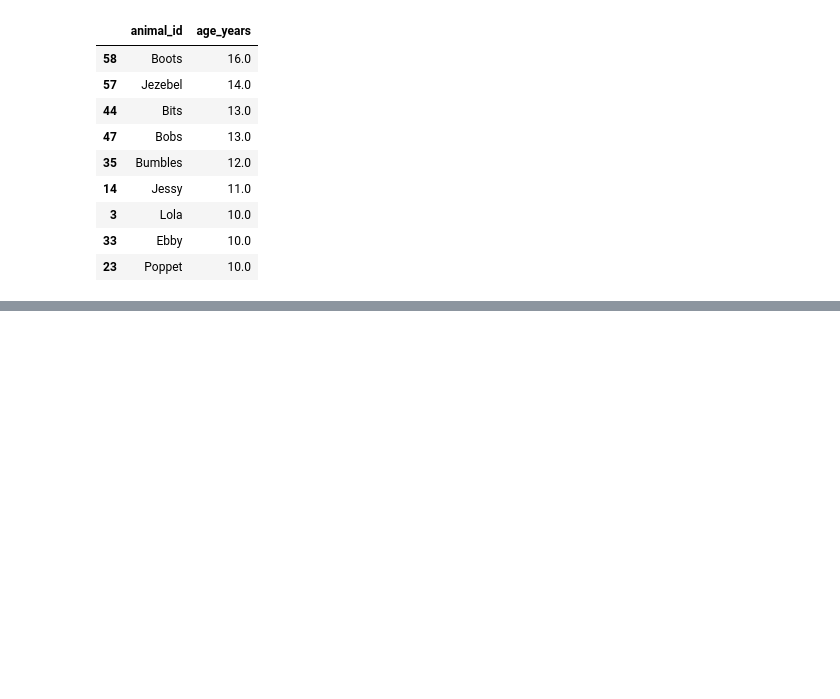
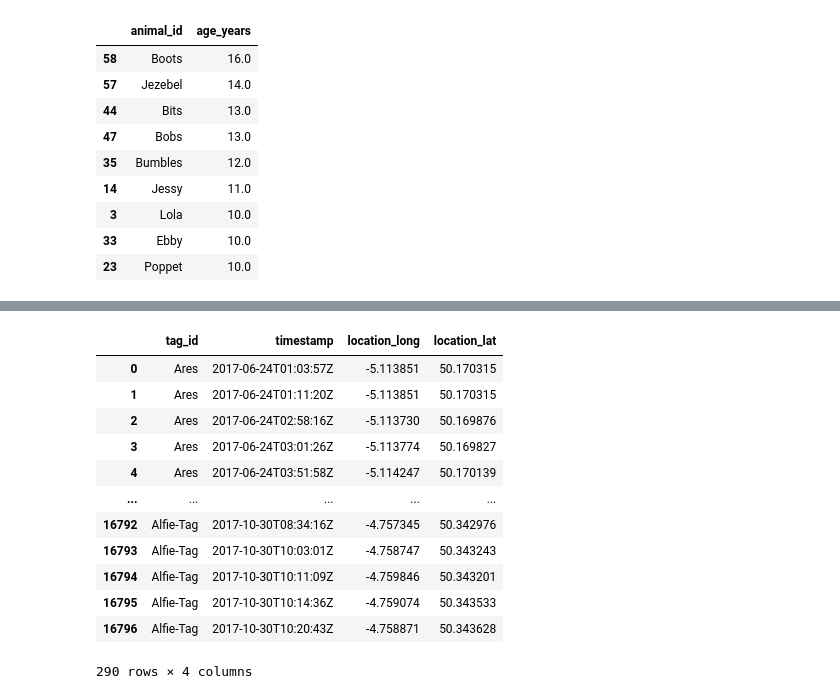
Before and after one commit to pypr-24/pypr-lectures, a Jupyter notebook: week08/cats_analysis.ipynb, the cells around one changed output, grey strips where cells are left out. Cells and saved outputs as stored; diff of their text form; code cells hidden in the pictures; blank space fills up the shorter version.

```diff
--- a/week08/cats_analysis.ipynb
+++ b/week08/cats_analysis.ipynb
@@ -131,0 +225,20 @@ old_female_cats.sort_values(by=['age_years'], ascending=False)
+# %%
+# Find the cats in the activity dataframe
+selector = activity['tag_id'].isin(a_cats)
+# activity.loc[selector]['tag_id'].unique()
+a_cats_activity = activity.loc[selector, ['tag_id', 'timestamp', 'location_long', 'location_lat']]
+a_cats_activity
+# %% [output]
+|  | tag_id | timestamp | location_long | location_lat |
+| 0 | Ares | 2017-06-24T01:03:57Z | -5.113851 | 50.170315 |
+| 1 | Ares | 2017-06-24T01:11:20Z | -5.113851 | 50.170315 |
+| 2 | Ares | 2017-06-24T02:58:16Z | -5.113730 | 50.169876 |
+| 3 | Ares | 2017-06-24T03:01:26Z | -5.113774 | 50.169827 |
+| 4 | Ares | 2017-06-24T03:51:58Z | -5.114247 | 50.170139 |
+| ... | ... | ... | ... | ... |
+| 16792 | Alfie-Tag | 2017-10-30T08:34:16Z | -4.757345 | 50.342976 |
+| 16793 | Alfie-Tag | 2017-10-30T10:03:01Z | -4.758747 | 50.343243 |
+| 16794 | Alfie-Tag | 2017-10-30T10:11:09Z | -4.759846 | 50.343201 |
+| 16795 | Alfie-Tag | 2017-10-30T10:14:36Z | -4.759074 | 50.343533 |
+| 16796 | Alfie-Tag | 2017-10-30T10:20:43Z | -4.758871 | 50.343628 |
+290 rows × 4 columns
```
Also changed, not shown: parts of 11 cells of this notebook, 3 other files.
